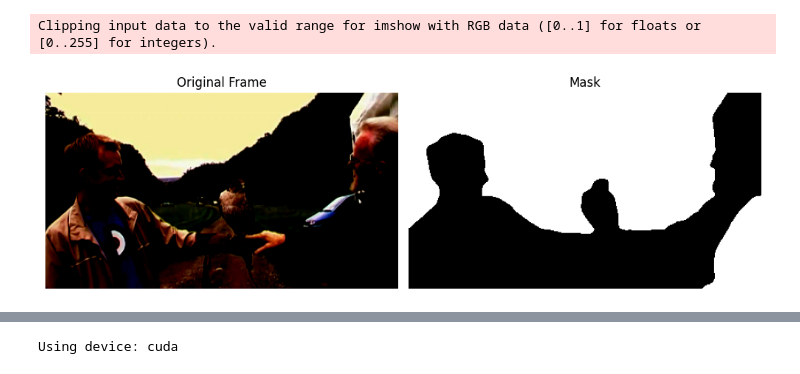
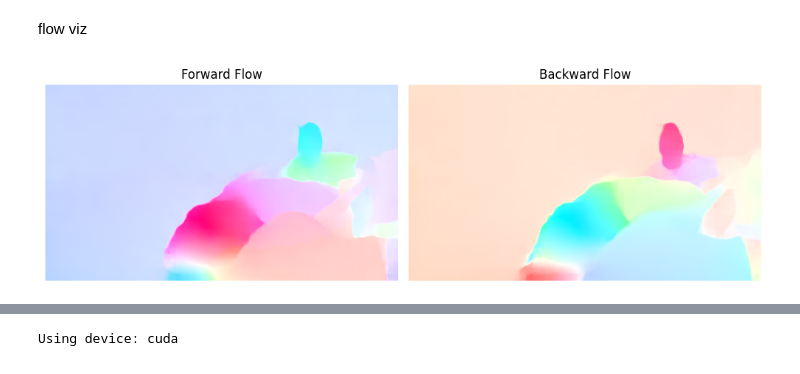
Before and after one commit to crispianm/DaBiT, a Jupyter notebook: xperiments.ipynb, the cells around one changed output, grey strips where cells are left out. Saved outputs shown, nothing was run; the diff lists cells and outputs as text; code cells hidden in the pictures.

```diff
--- a/xperiments.ipynb
+++ b/xperiments.ipynb
@@ -108,34 +126,23 @@ Clipping input data to the valid range for imshow with RGB data ([0..1] for floa
+# %% [markdown]
+flow viz
 # %%
-import random
-import torchvision.transforms as transforms
+from torchvision.utils import flow_to_image
+import matplotlib.pyplot as plt
 
-def get_blurred_frame(input_tensor, bk=None):
-
-    if bk is None:
-        bk = random.choice([149, 147])  # Choose a random bk if bk is None
-    blur_transform = transforms.GaussianBlur(kernel_size=bk)
-    blurred_tensor = blur_transform(input_tensor)
-
-    return blurred_tensor, bk
-
-img = 3
-
-frame = frame_tensors[img][0]
-mask = mask_tensors[img][0]
-blurred_frame, bk = get_blurred_frame(frame)
+flow_img_f = flow_to_image(flows_f[0][0].cpu().float())
+flow_img_b = flow_to_image(flows_b[0][0].cpu().float())
 
 fig, axs = plt.subplots(1, 2, figsize=(10, 5))
 
-axs[0].imshow(frame.permute(1, 2, 0), cmap='gray')
-axs[0].set_title('Original Frame')
+axs[0].imshow(flow_img_f.permute(1, 2, 0).numpy())
+axs[0].set_title('Forward Flow')
 axs[0].axis('off')
 
-axs[1].imshow(mask.permute(1, 2, 0), cmap='gray')
-axs[1].set_title('Mask')
+axs[1].imshow(flow_img_b.permute(1, 2, 0).numpy())
+axs[1].set_title('Backward Flow')
 axs[1].axis('off')
 
 plt.tight_layout()
 plt.show()
 # %% [output]
-Clipping input data to the valid range for imshow with RGB data ([0..1] for floats or [0..255] for integers).
-[figure, old version]
+[figure, new version]
```
Also changed, not shown: parts of 10 cells of this notebook, 3 other files.
